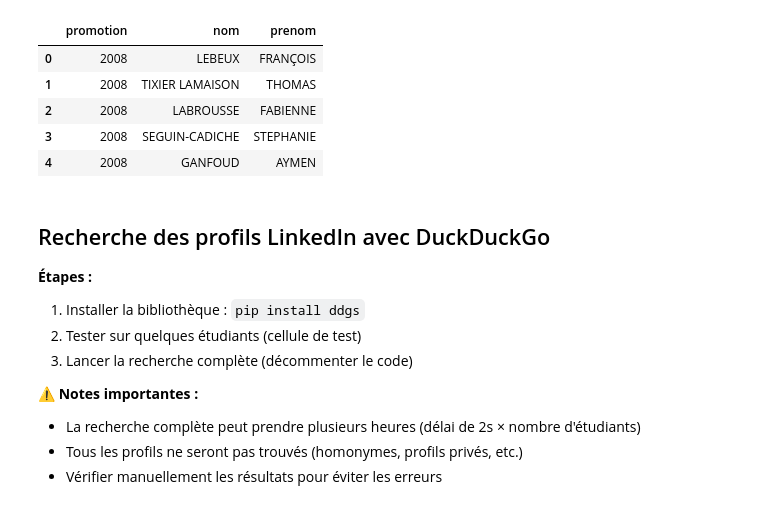
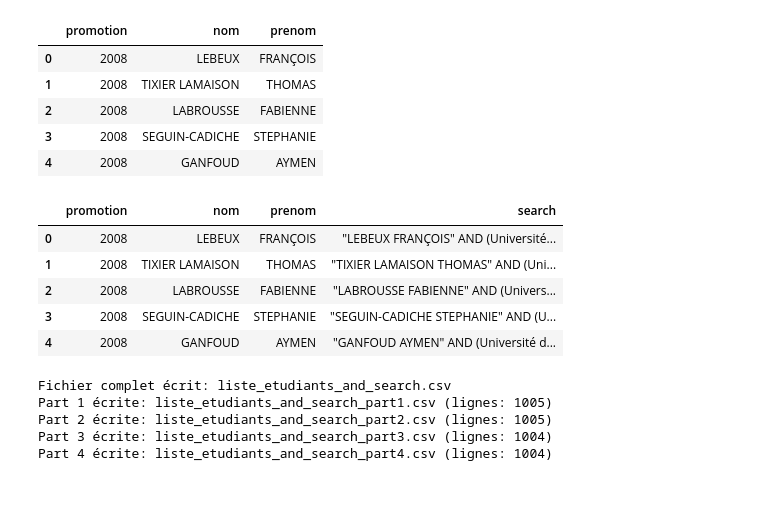
Before and after one commit to MehdiBoussalem/almuni-website, a Jupyter notebook: webscaping/ingemedia.ipynb, the cells around one changed output. Cells and saved outputs as stored; diff of their text form; code cells hidden in the pictures.

```diff
--- a/webscaping/ingemedia.ipynb
+++ b/webscaping/ingemedia.ipynb
@@ -256,12 +183,35 @@ def rechercher_tous_linkedin(dataframe, delay=2):
-# %% [markdown]
-## Recherche des profils LinkedIn avec DuckDuckGo
-
-**Étapes :**
-1. Installer la bibliothèque : `pip install ddgs`
-2. Tester sur quelques étudiants (cellule de test)
-3. Lancer la recherche complète (décommenter le code)
-
-**⚠️ Notes importantes :**
-- La recherche complète peut prendre plusieurs heures (délai de 2s × nombre d'étudiants)
-- Tous les profils ne seront pas trouvés (homonymes, profils privés, etc.)
-- Vérifier manuellement les résultats pour éviter les erreurs
+# %%
+df['search'] = df.apply(
+    lambda row: f"\"{row['nom']} {row['prenom']}\" AND (Université de Toulon OR Ingemedia)",
+    axis=1
+)
+
+df.head()
+# %% [output]
+|  | promotion | nom | prenom | search |
+| 0 | 2008 | LEBEUX | FRANÇOIS | "LEBEUX FRANÇOIS" AND (Université... |
+| 1 | 2008 | TIXIER LAMAISON | THOMAS | "TIXIER LAMAISON THOMAS" AND (Uni... |
+| 2 | 2008 | LABROUSSE | FABIENNE | "LABROUSSE FABIENNE" AND (Univers... |
+| 3 | 2008 | SEGUIN-CADICHE | STEPHANIE | "SEGUIN-CADICHE STEPHANIE" AND (U... |
+| 4 | 2008 | GANFOUD | AYMEN | "GANFOUD AYMEN" AND (Université d... |
+# %%
+# Exporter le fichier complet + 4 fichiers en quarts (sans FutureWarning)
+import numpy as np
+
+# Sauvegarder le fichier complet
+df.to_csv('liste_etudiants_and_search.csv', index=False, encoding='utf-8')
+print("Fichier complet écrit: liste_etudiants_and_search.csv")
+
+# Découper via l'index pour éviter l'utilisation de swapaxes
+index_parts = np.array_split(df.index.to_numpy(), 4)
+for i, idx in enumerate(index_parts, start=1):
+    part = df.loc[idx]
+    out_name = f'liste_etudiants_and_search_part{i}.csv'
+    part.to_csv(out_name, index=False, encoding='utf-8')
+    print(f"Part {i} écrite: {out_name} (lignes: {len(part)})")
+# %% [output]
+Fichier complet écrit: liste_etudiants_and_search.csv
+Part 1 écrite: liste_etudiants_and_search_part1.csv (lignes: 1005)
+Part 2 écrite: liste_etudiants_and_search_part2.csv (lignes: 1005)
+Part 3 écrite: liste_etudiants_and_search_part3.csv (lignes: 1004)
+Part 4 écrite: liste_etudiants_and_search_part4.csv (lignes: 1004)
```
Also changed, not shown: parts of 2 cells of this notebook, 15 other files.
